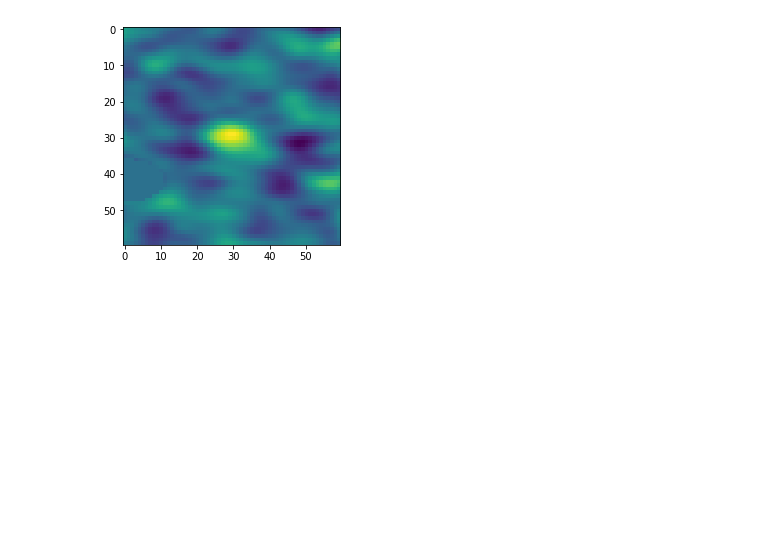
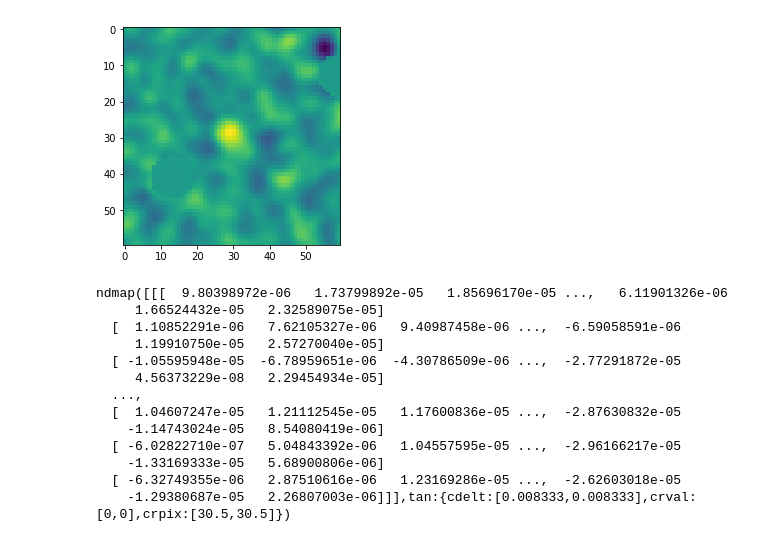
Before and after one commit to Sulla2012/madcowsclusters, a Jupyter notebook: S18d_stacker.ipynb, the cells around one changed output. Saved outputs shown, nothing was run; the diff lists cells and outputs as text; code cells hidden in the pictures; blank space fills up the shorter version.

```diff
--- a/S18d_stacker.ipynb
+++ b/S18d_stacker.ipynb
@@ -17,6 +100,4 @@ RuntimeError: module compiled against API version 0xc but this version of numpy
 # %%
 with open('/scratch/r/rbond/jorlo/S18d_202006/selFn/tileDefinitions.yml') as f:
 
-    data = yaml.load(f)
-
-data[0]
+    s18d = yaml.load(f)
@@ -33,3 +108,4 @@ def tileFinder(ra, dec, data):
         box = tile['RADecSection']
         if box[0]<=ra<=box[1] and box[2]<=dec<= box[3]:
             return tile['tileName']
+    return None
@@ -39,22 +112,32 @@ def tileFinder(ra, dec, data):
 # %%
-def s18dStamp(ra, dec, data, name, width = 0.5):
+def s18dStamp(ra, dec, data, name, width = 0.5, write = True):
     #Find tile corresponding to RA, Dec
     path = '/scratch/r/rbond/jorlo/S18d_202006/filteredMaps/'
     tileName = tileFinder(ra, dec, data)
+    if tileName == None: return None
     tile = enmap.read_map(path+tileName+'/Arnaud_M2e14_z0p4#'+tileName+'_filteredMap.fits')
 
-    #Stamp tile at position
-    ra, dec = np.deg2rad([ra,dec])
-    width = np.deg2rad(width)
-    box = [[dec-width/2.,ra-width/2.],[dec+width/2.,ra+width/2.]]
-    stamp = tile.submap(box)
-
-    plt.imshow(stamp)
-    plt.show()
-    #Return map
-    enmap.write_map('./for_tony/{}.fits'.format(name), stamp)
-    return
+    stamp = reproject.postage_stamp(tile, ra, dec, width*60, 0.5)
+    if write:
+        plt.imshow(stamp[0])
+        plt.show()
+        #Return map
+        enmap.write_map('./for_tony/{}.fits'.format(name), stamp)
+    return stamp
 # %%
-s18dStamp(303.1103611788376,-56.83093699573238, data, 'ACT-CL_J2012.4-5649')
+s18dStamp(303.1103611788376,-56.83093699573238, s18d, 'ACT-CL_J2012.4-5649')
 # %% [output]
-[figure, old version]
+[figure, new version]
+ndmap([[[  9.80398972e-06   1.73799892e-05   1.85696170e-05 ...,   6.11901326e-06
+     1.66524432e-05   2.32589075e-05]
+  [  1.10852291e-06   7.62105327e-06   9.40987458e-06 ...,  -6.59058591e-06
+     1.19910750e-05   2.57270040e-05]
+  [ -1.05595948e-05  -6.78959651e-06  -4.30786509e-06 ...,  -2.77291872e-05
+     4.56373229e-08   2.29454934e-05]
+  ...,
+  [  1.04607247e-05   1.21112545e-05   1.17600836e-05 ...,  -2.87630832e-05
+    -1.14743024e-05   8.54080419e-06]
+  [ -6.02822710e-07   5.04843392e-06   1.04557595e-05 ...,  -2.96166217e-05
+    -1.33169333e-05   5.68900806e-06]
+  [ -6.32749355e-06   2.87510616e-06   1.23169286e-05 ...,  -2.62603018e-05
+    -1.29380687e-05   2.26807003e-06]]],tan:{cdelt:[0.008333,0.008333],crval:[0,0],crpix:[30.5,30.5]})
```
Also changed, not shown: parts of 18 cells of this notebook.
